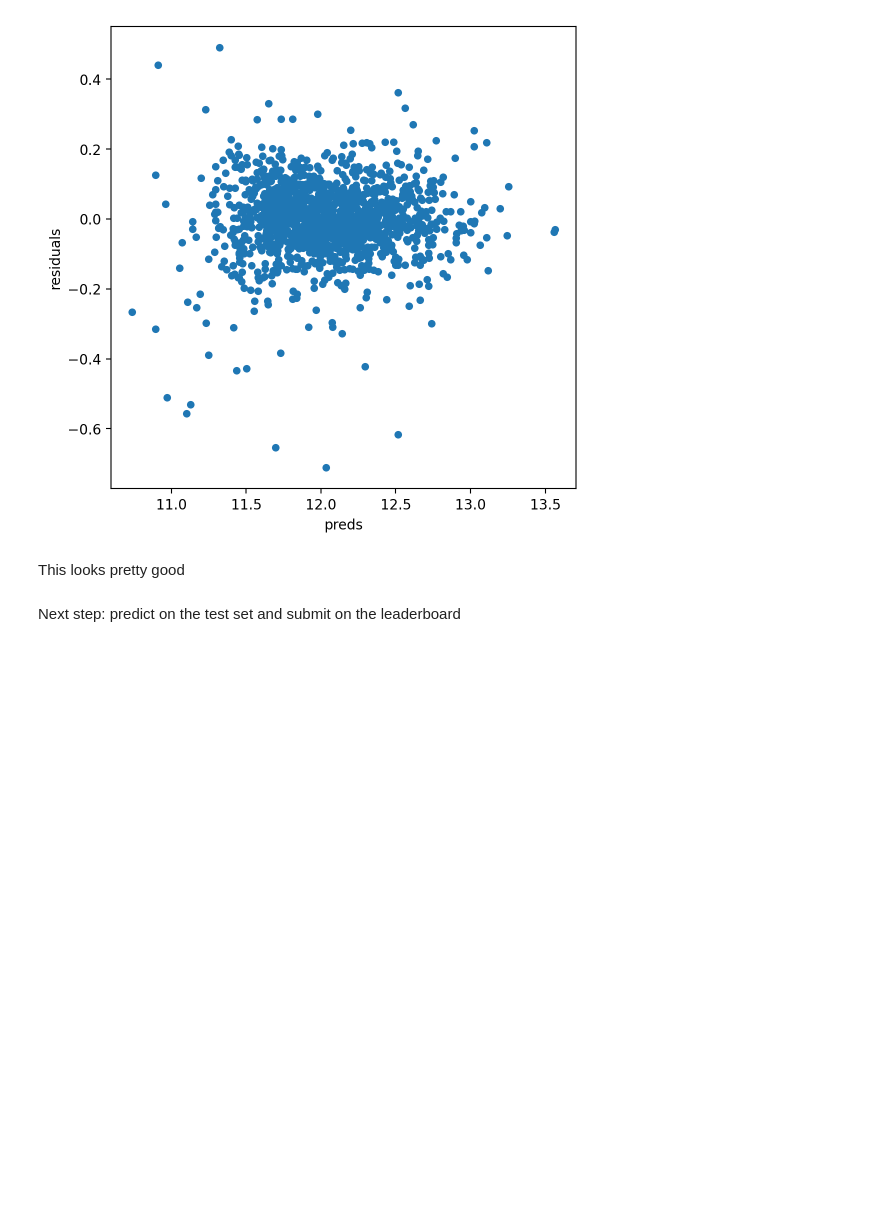
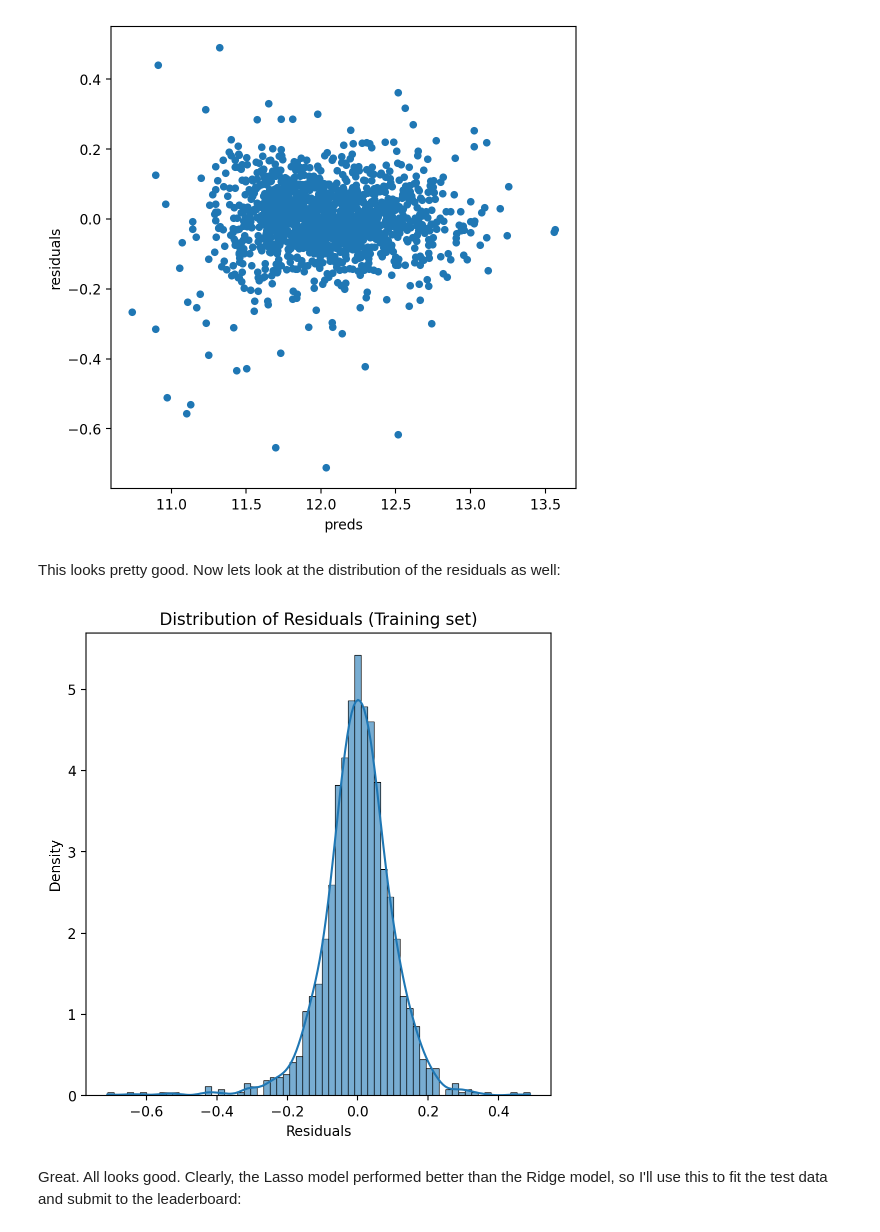
Before and after one commit to arikatz123/house-prices-ml, a Jupyter notebook: notebooks/linear_regression_models.ipynb, the cells around one changed output. Drawn from its saved outputs; the diff is of its cells as text; code cells hidden in the pictures; blank space fills up the shorter version.

Commit message:
lasso done

```diff
--- a/notebooks/linear_regression_models.ipynb
+++ b/notebooks/linear_regression_models.ipynb
@@ -531,6 +531,16 @@ preds.plot(x = "preds", y = "residuals",kind = "scatter")
 <Axes: xlabel='preds', ylabel='residuals'>
 [figure]
 # %% [markdown]
-This looks pretty good
+This looks pretty good. Now lets look at the distribution of the residuals as well:
+# %%
+# Plot distribution of residuals vs normal distribution
+residuals = preds["residuals"]
+sns.histplot(residuals, kde=True, stat="density", alpha = 0.6)
+plt.title("Distribution of Residuals (Training set)")
+plt.xlabel("Residuals")
+plt.ylabel("Density")
+plt.show()
+# %% [output]
+[figure, added]
 # %% [markdown]
-Next step: predict on the test set and submit on the leaderboard
+Great. All looks good. Clearly, the Lasso model performed better than the Ridge model, so I'll use this to fit the test data and submit to the leaderboard:
```
Also changed, not shown: parts of 8 cells of this notebook, 2 other files.
